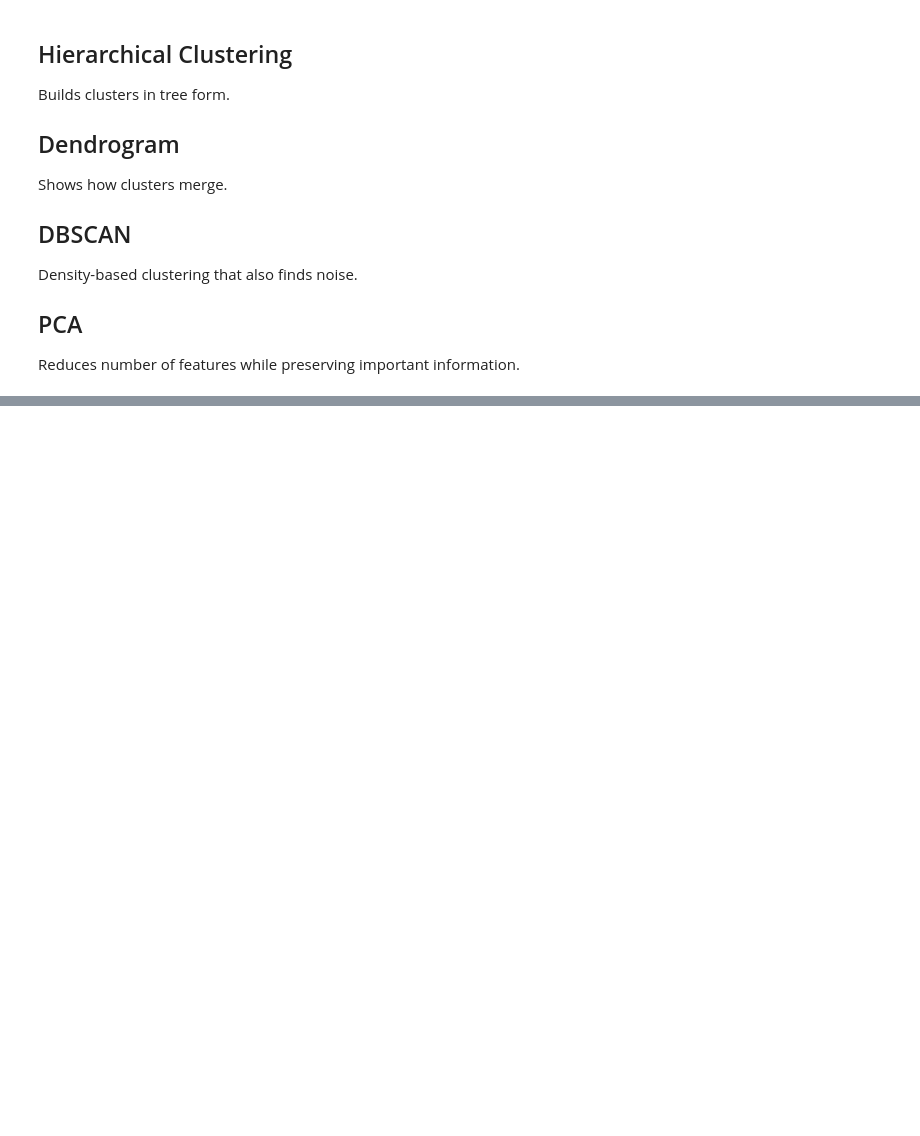
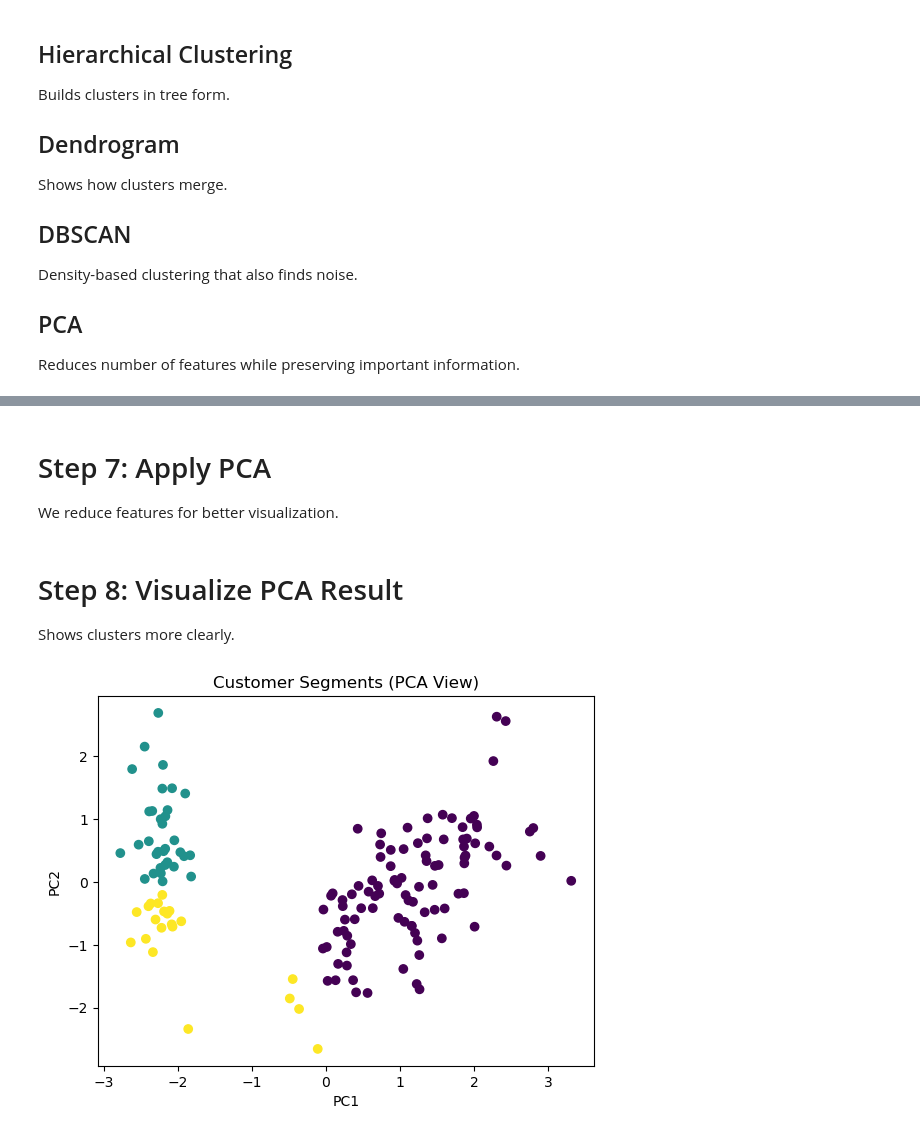
Before and after one commit to sakshi13122006/daily-practice, a Jupyter notebook: python programming/Week 17/02_unsupervised_learning.ipynb, the cells around one changed output, grey strips where cells are left out. Drawn from its saved outputs; the diff is of its cells as text; code cells hidden in the pictures; blank space fills up the shorter version.

```diff
--- a/python programming/Week 17/02_unsupervised_learning.ipynb
+++ b/python programming/Week 17/02_unsupervised_learning.ipynb
@@ -607,0 +712,23 @@ Reduces number of features while preserving important information.
+# %% [markdown]
+# Step 7: Apply PCA
+
+We reduce features for better visualization.
+# %%
+# Apply PCA
+
+pca = PCA(n_components=2)
+X_pca = pca.fit_transform(X_scaled)
+# %% [markdown]
+# Step 8: Visualize PCA Result
+
+Shows clusters more clearly.
+# %%
+# Plot PCA
+
+plt.scatter(X_pca[:,0], X_pca[:,1], c=labels)
+plt.title("Customer Segments (PCA View)")
+plt.xlabel("PC1")
+plt.ylabel("PC2")
+plt.show()
+# %% [output]
+[figure, added]
```
Also changed, not shown: parts of 15 cells of this notebook.
